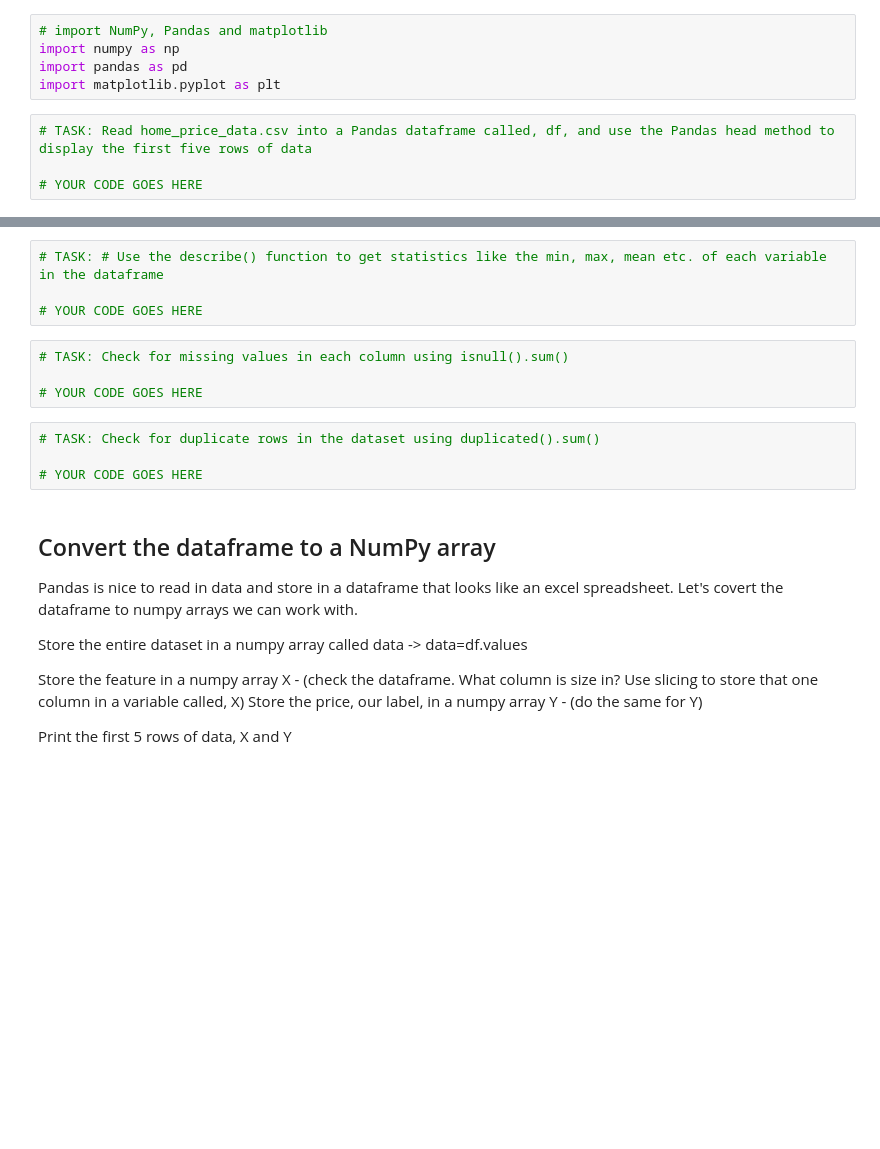
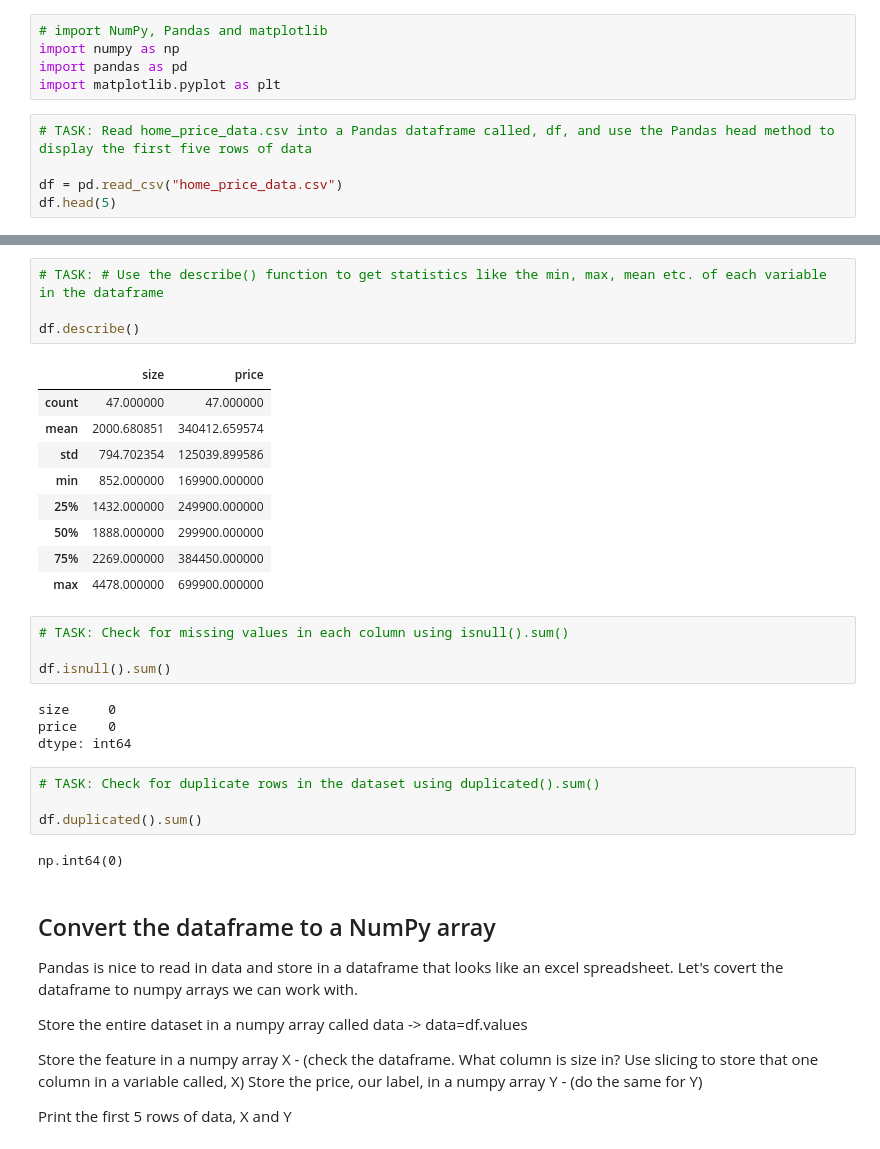
Before and after one commit to aitdowu/conda-class, a Jupyter notebook: non-repo/hw1_Fall2025(1).ipynb, the cells around one changed output, grey strips where cells are left out. Saved outputs shown, nothing was run; the diff lists cells and outputs as text; blank space fills up the shorter version.

```diff
--- a/non-repo/hw1_Fall2025(1).ipynb
+++ b/non-repo/hw1_Fall2025(1).ipynb
@@ -21,4 +21,5 @@ import matplotlib.pyplot as plt
 # %%
 # TASK: Read home_price_data.csv into a Pandas dataframe called, df, and use the Pandas head method to display the first five rows of data
 
-# YOUR CODE GOES HERE
+df = pd.read_csv("home_price_data.csv")
+df.head(5)
@@ -30,15 +48,31 @@ import matplotlib.pyplot as plt
 # %%
 # TASK: # Use the describe() function to get statistics like the min, max, mean etc. of each variable in the dataframe
 
-# YOUR CODE GOES HERE
+df.describe()
+# %% [output]
+|  | size | price |
+| count | 47.000000 | 47.000000 |
+| mean | 2000.680851 | 340412.659574 |
+| std | 794.702354 | 125039.899586 |
+| min | 852.000000 | 169900.000000 |
+| 25% | 1432.000000 | 249900.000000 |
+| 50% | 1888.000000 | 299900.000000 |
+| 75% | 2269.000000 | 384450.000000 |
+| max | 4478.000000 | 699900.000000 |
 # %%
 # TASK: Check for missing values in each column using isnull().sum()
 
-# YOUR CODE GOES HERE
+df.isnull().sum()
+# %% [output]
+size     0
+price    0
+dtype: int64
 # %%
 # TASK: Check for duplicate rows in the dataset using duplicated().sum()
 
-# YOUR CODE GOES HERE
+df.duplicated().sum()
+# %% [output]
+np.int64(0)
 # %% [markdown]
 ## Convert the dataframe to a NumPy array
 
```
Also changed, not shown: parts of 17 cells of this notebook, 1 other file.
